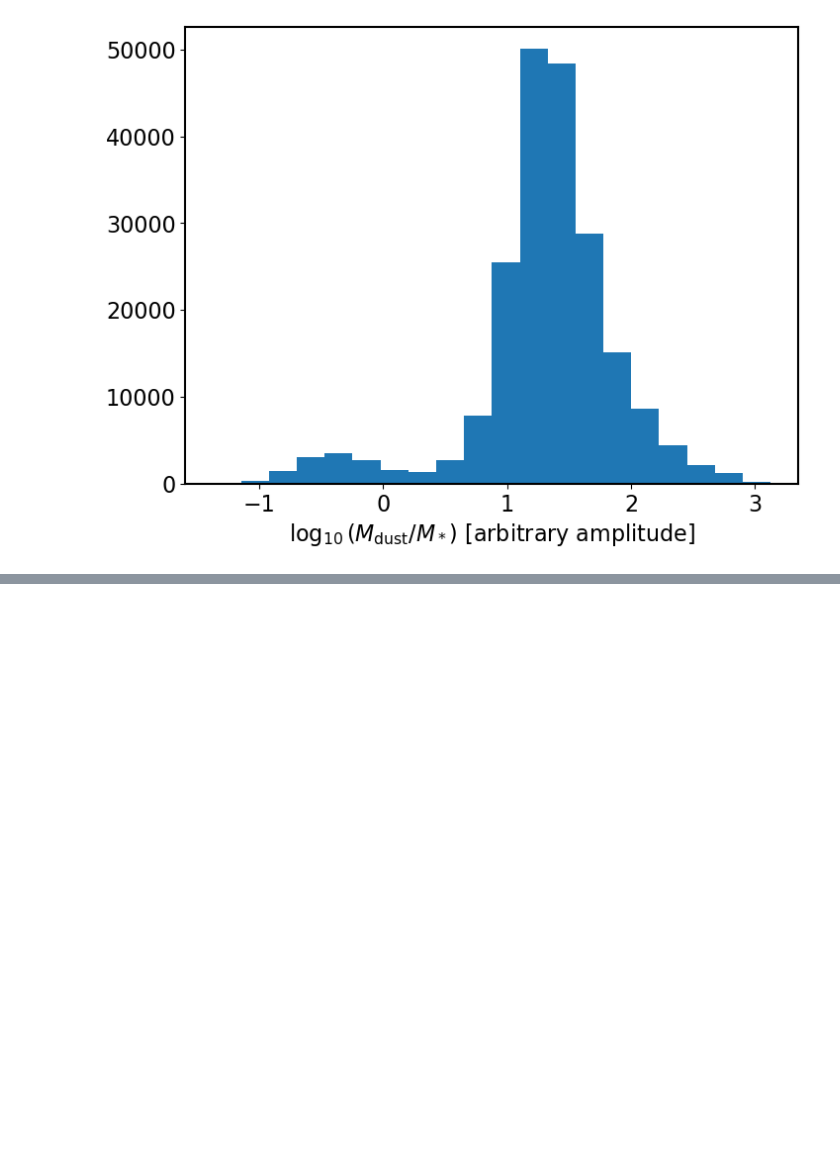
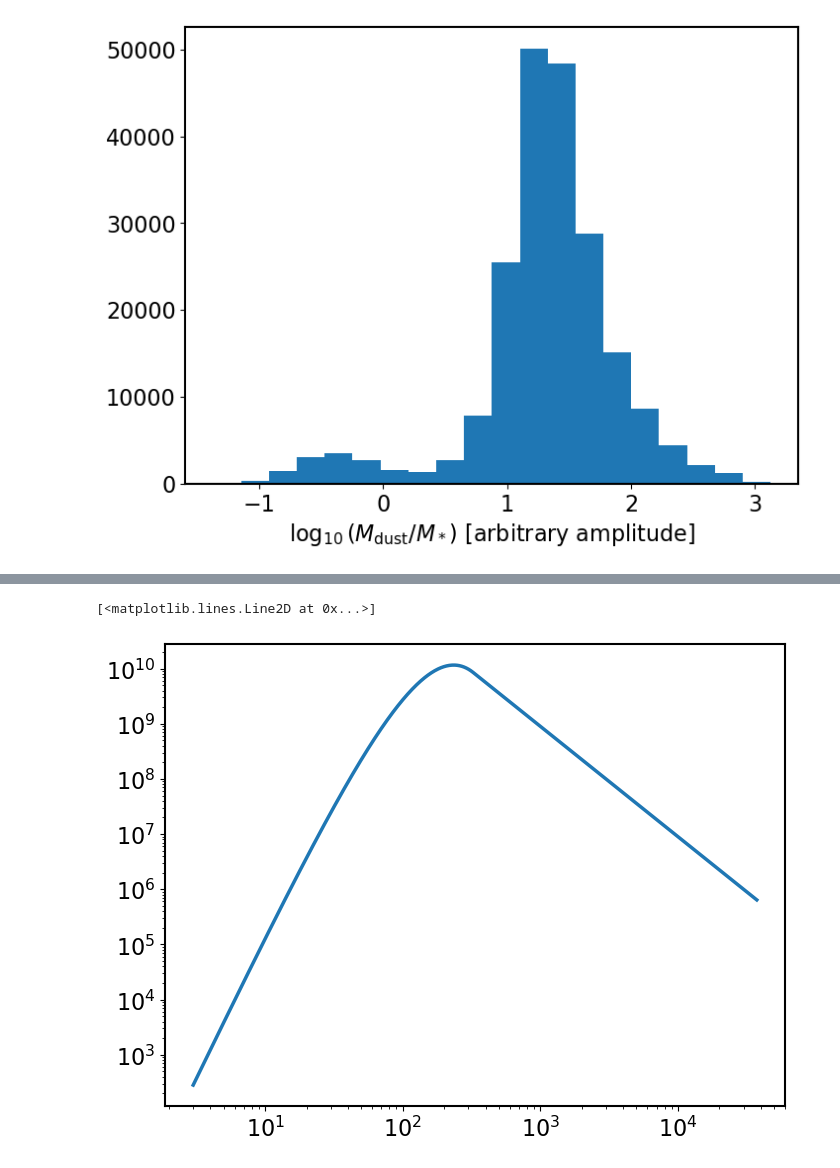
Before and after one commit to kokron/skyLine, a Jupyter notebook: notebooks/TdustPerGalaxyCompute-WIP-Jose.ipynb, the cells around one changed output, grey strips where cells are left out. Saved outputs shown, nothing was run; the diff lists cells and outputs as text; code cells hidden in the pictures; blank space fills up the shorter version.

```diff
--- a/notebooks/TdustPerGalaxyCompute-WIP-Jose.ipynb
+++ b/notebooks/TdustPerGalaxyCompute-WIP-Jose.ipynb
@@ -420,0 +407,7 @@ plt.xlabel(r'$T_{\rm dust}\,[K]$')
+# %%
+logMs = np.array([9.5,10,10.5,11,11.5])
+for i in range(len(logMs)-1):
+    inds_ms = (LC_CO.halo_catalog_all['SM_HALO']>=10**logMs[i])&(LC_CO.halo_catalog_all['SM_HALO']<10**logMs[i+1])
+    beta_d = my_newton(LIRvec[inds_ms],mdust[inds_ms],2.5,Niter=15)
+    dustvec = Ad * (LIRvec[inds_ms]/mdust[inds_ms])**(1/(4+beta_d))
+    print(logMs[i],logMs[i+1],np.mean(dustvec))
@@ -420,0 +422,18 @@ plt.xlabel(r'$T_{\rm dust}\,[K]$')
+# %%
+def SED(nu,Tdust,beta_d):
+    alpha_d = 2
+    nup = (cu.k_B*Tdust*u.K/(cu.h)).to(u.GHz)*(3+beta_d+alpha_d)
+    Phi = np.zeros_like(nu.value)
+    nulim = np.arange(len(nu))[nu>nup][0]
+    Phi[:nulim] = nu[:nulim].value**(beta_d+3)/np.exp((cu.h*nu[:nulim]/cu.k_B/Tdust/u.K).decompose())
+    Phi[nulim:] = nup.value**(beta_d+3)/np.exp((cu.h*nup/cu.k_B/Tdust/u.K).decompose())*(nu[nulim:]/nup)**-alpha_d
+    return Phi
+# %%
+numax, numin = (cu.c/8/u.um).to(u.GHz), (cu.c/1000/u.um).to(u.GHz)
+nu = np.logspace(np.log10(numin.value)-2,np.log10(numax.value),1000)*u.GHz
+sed = SED(nu,Tdust[100],beta_d[100])
+# %%
+plt.loglog(nu,sed)
+# %% [output]
+[<matplotlib.lines.Line2D at 0x...>]
+[figure, added]
```
Also changed, not shown: parts of 11 cells of this notebook.
